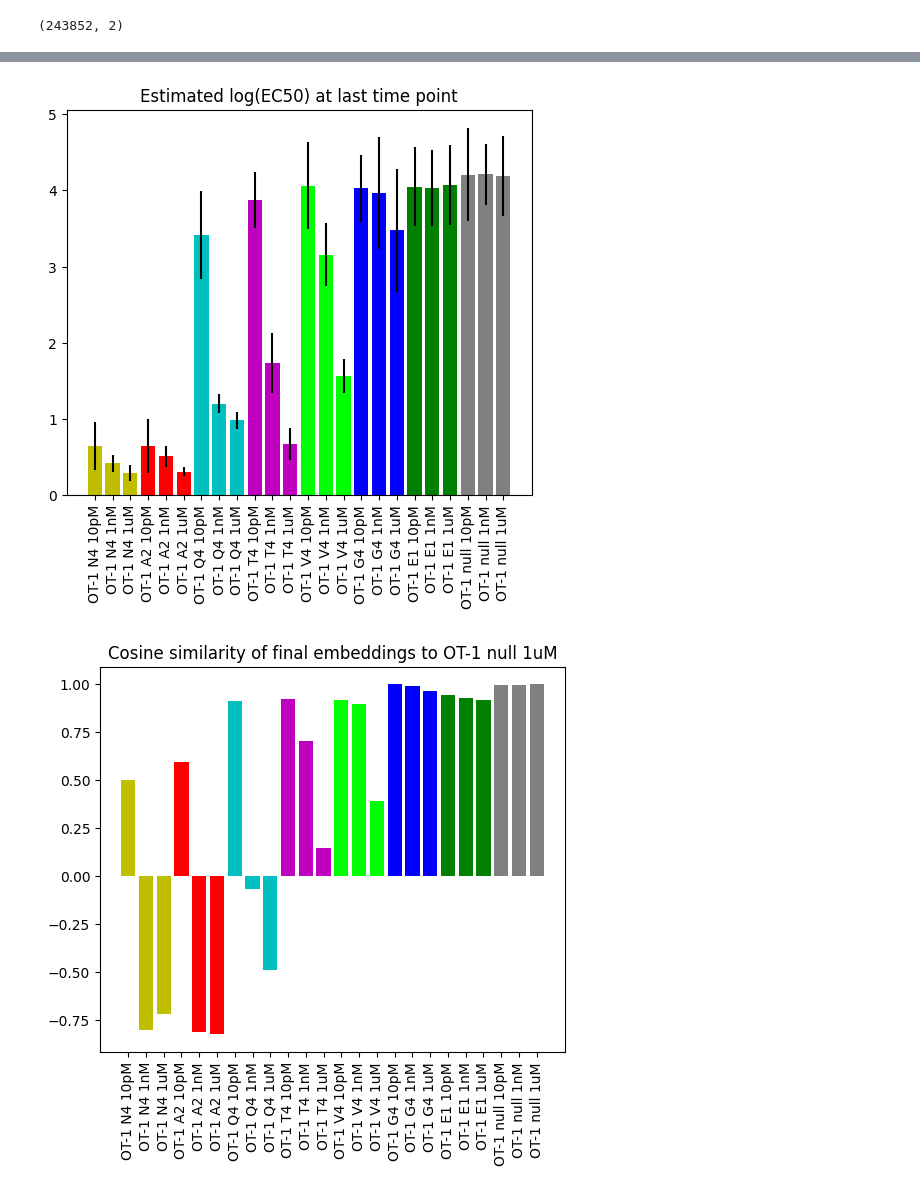
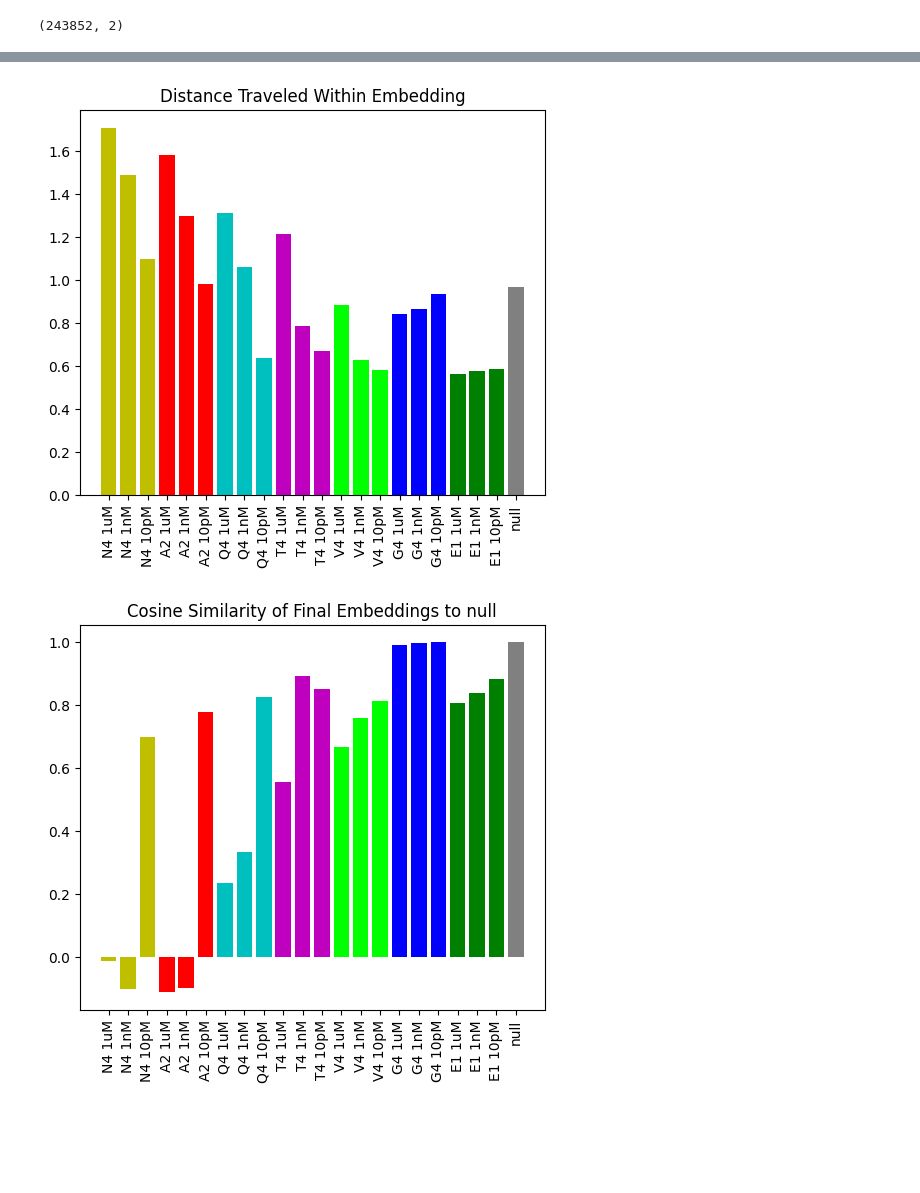
Before and after one commit to L-Pen/capstone, a Jupyter notebook: autoencoder_pipeline/analyze_model.ipynb, the cells around one changed output, grey strips where cells are left out. Drawn from its saved outputs; the diff is of its cells as text; code cells hidden in the pictures; blank space fills up the shorter version.

```diff
--- a/autoencoder_pipeline/analyze_model.ipynb
+++ b/autoencoder_pipeline/analyze_model.ipynb
@@ -17,7 +17,7 @@ data = data.loc[(data.index.get_level_values('CellType') == 'OT-1')]
 
 strength_over_time_settings = {
     'plots_for':['CellType','Concentration'],
-    'order_plots_by':[['OT-1'],['10pM', '1nM', '1uM']],
+    'order_plots_by':[['OT-1'],['10uM', '1nM', '1pM']],
     'sort_lines_by':'Peptide',
     'sort_lines_by_order':['N4','A2', 'Q4', 'T4','V4', 'G4','E1','null']
 }
@@ -30,7 +30,10 @@ trajectory_graph_settings = {
 
 bar_graph_settings = {
     'color_by':'Peptide',
-    'order_by':['N4','A2', 'Q4', 'T4','V4', 'G4','E1','null']
+    'order_by':['N4','A2', 'Q4', 'T4','V4', 'G4','E1','null'],
+    'secondary_order_by':'Concentration',
+    'secondary_order':['10pM', '1nM', '1uM'],
+
 }
 
 cosine_similarity_settings = {
@@ -217,43 +359,59 @@ get_markers_embedding("Autoencoder",embeddings,markers,model_inputs,strengths,[f
 # %%
+#Distance from beginning to end
+
 
 fig, ax = plt.subplots(figsize=(int(len(output)/4), 5))  # Set the figsize to (12, 6) for a wider plot
 
 color_field = list(data_index_names).index(bar_graph_settings['color_by'])
 colors = ['r', 'g', 'b', 'y', 'c', 'm', 'lime', 'gray', 'orange', 'purple', 'pink', 'brown', 'olive', 'cyan', 'lightblue', 'lightgreen', 'lightgrey', 'lightcoral', 'lightpink', 'lightyellow', 'lightpurple', 'lightbrown', 'lightorange', 'lightcyan', 'lightolive']
-sorted_output = sorted(output, key=lambda x: bar_graph_settings['order_by'].index(x['label'][color_field]))
+# sorted_output = sorted(output, key=lambda x: bar_graph_settings['order_by'].index(x['label'][color_field]))
 
-for exper in sorted_output:
-    label = ' '.join(exper['label'])
+reference = sorted_output[-3]['embeddings'][-1]
+reference_std = sorted_output[-3]['embeddings_std'][-1]
+reference_distance = np.linalg.norm(reference-sorted_output[-1]['embeddings'][0])
+for exper in sorted_output[:-2]:
+    label = ' '.join(exper['label'][1:])
+    if exper['label'][1] == 'null':
+        label = 'null'
     color_index = index_order[color_field].index(exper['label'][color_field])
+    starting_point = exper['embeddings'][0]
+    latest_point = exper['embeddings'][-1]
+    distance = np.linalg.norm(latest_point-starting_point)
     # color = get_experiment_color(experiment['label'],data_index_names)
-    ax.bar(label, exper['strengths'][-1], yerr=exper['strengths_std'][-1], label=label, color=colors[color_index])
+    ax.bar(label, distance/reference_distance, label=label, color=colors[color_index])
     plt.xticks(rotation=90)
-plt.title("Estimated log(EC50) at last time point")
+plt.title("Distance Traveled Within Embedding")
 plt.show()
 # %% [output]
-[figure, old version]
+[figure, new version]
 # %%
 
 fig, ax = plt.subplots(figsize=(int(len(output)/4), 5))  # Set the figsize to (12, 6) for a wider plot
 
 color_field = list(data_index_names).index(bar_graph_settings['color_by'])
 colors = ['r', 'g', 'b', 'y', 'c', 'm', 'lime', 'gray', 'orange', 'purple', 'pink', 'brown', 'olive', 'cyan', 'lightblue', 'lightgreen', 'lightgrey', 'lightcoral', 'lightpink', 'lightyellow', 'lightpurple', 'lightbrown', 'lightorange', 'lightcyan', 'lightolive']
-sorted_output = sorted(output, key=lambda x: bar_graph_settings['order_by'].index(x['label'][color_field]))
+# sorted_output = sorted(output, key=lambda x: bar_graph_settings['order_by'].index(x['label'][color_field]))
 
-reference = sorted_output[-1]['embeddings'][-1]
+reference = sorted_output[-3]['embeddings'][-1]
+reference_std = sorted_output[-3]['embeddings_std'][-1]
 
-for exper in sorted_output:
-    label = ' '.join(exper['label'])
+for exper in sorted_output[:-2]:
+    label = ' '.join(exper['label'][1:])
+    if exper['label'][1] == 'null':
+        label = 'null'
     color_index = index_order[color_field].index(exper['label'][color_field])
     latest_point = exper['embeddings'][-1]
+    variance_latest_point = exper['embeddings_std'][-1]
+
     cosine_similarity = np.dot(reference,latest_point)/(np.linalg.norm(reference)*np.linalg.norm(latest_point))
+    cosine_similarity_variance = (np.dot(reference+reference_std,latest_point+variance_latest_point)/(np.linalg.norm(reference+reference_std)*np.linalg.norm(latest_point+variance_latest_point)) - cosine_similarity)/2
     # color = get_experiment_color(experiment['label'],data_index_names)
     ax.bar(label, cosine_similarity, label=label, color=colors[color_index])
     plt.xticks(rotation=90)
-plt.title("Cosine similarity of final embeddings to " + ' '.join(sorted_output[-1]['label']))
+plt.title("Cosine Similarity of Final Embeddings to " + sorted_output[-1]['label'][1])
 plt.show()
 # %% [output]
-[figure, old version]
+[figure, new version]
 # %%
 #cosine over time wrt last experiment
 
```
Also changed, not shown: parts of 7 cells of this notebook, 4 other files.
